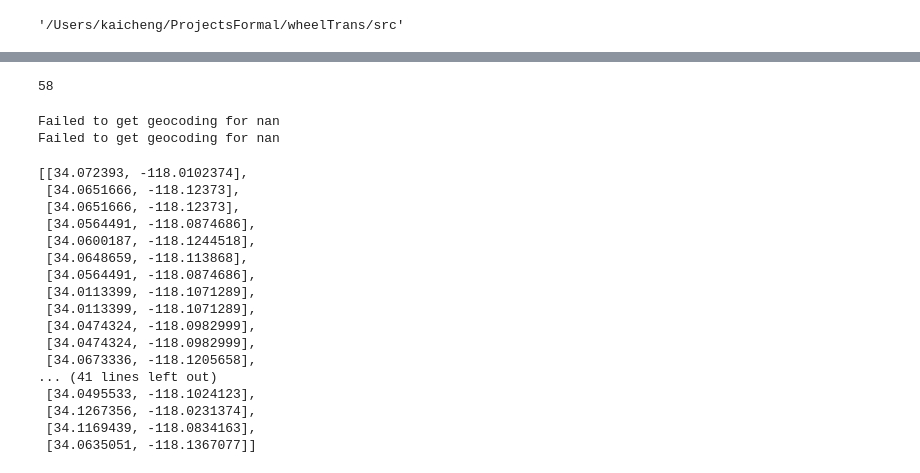
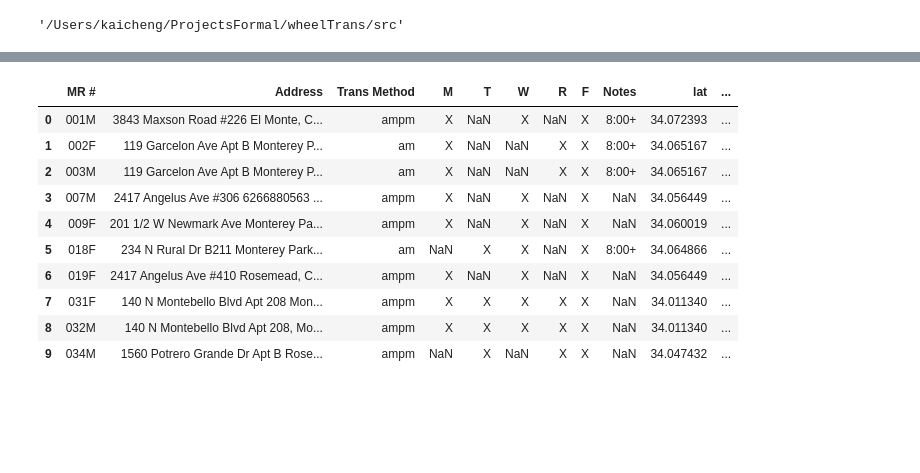
Before and after one commit to KC-Zhang/wheelTrans, a Jupyter notebook: src/wheeltrans/mainNotebook.ipynb, the cells around one changed output, grey strips where cells are left out. Cells and saved outputs as stored; diff of their text form; code cells hidden in the pictures; blank space fills up the shorter version.

Commit message:
printing

```diff
--- a/src/wheeltrans/mainNotebook.ipynb
+++ b/src/wheeltrans/mainNotebook.ipynb
@@ -93,9 +95,7 @@ df = pandas.read_excel("resources/TransportList.xlsx")
 validDf = df[df['Address'].notna()]
 handleInvalidAddress(df)
 attendingAMdf = df[df[weekday].notna() & (df['Trans Method'].isin(['am', 'ampm']))]
-attendingAMdfSubset = df.loc[:, ['Address','Trans Method', 'M', 'T', 'W', 'R', 'F', 'Notes']]
-addresses = attendingAMdf['Address'].tolist()
+cleanDf = attendingAMdf.loc[:, ['MR #','Address','Trans Method', 'M', 'T', 'W', 'R', 'F', 'Notes']]
 #dev short
-addresses = addresses[:10]
-
-[attendingAMdfSubset,addresses, len(addresses)]
+cleanDf = cleanDf[:10]
+cleanDf
@@ -102,5 +114,0 @@ addresses = addresses[:10]
-# %%
-note = attendingAMdf[attendingAMdf['Notes'].notna()].at[0,'Notes']
-note = note.strip()
-for ind, row in attendingAMdf[attendingAMdf['Notes'].notna()].iterrows():
-    print(row['Notes'])
@@ -114,42 +115,31 @@ for ind, row in attendingAMdf[attendingAMdf['Notes'].notna()].iterrows():
-# %%
-len(addresses)
-# %% [output]
-58
-# %%
-gmaps = googlemaps.Client(key=os.getenv("GOOGLE_MAP_API_KEY"))
-coordinates = []
-validAddresses = []
-invalidAddresses = []
-for address in addresses:
-    latlng = get_geocoding(gmaps, address)
-    if latlng:
-        coordinates.append(latlng)
-        validAddresses.append(address)
-    else:
-        print(f"Failed to get geocoding for {address}")
-        invalidAddresses.append(address)
-
-coordinates
-# %% [output]
-Failed to get geocoding for nan
-Failed to get geocoding for nan
-[[34.072393, -118.0102374],
- [34.0651666, -118.12373],
- [34.0651666, -118.12373],
- [34.0564491, -118.0874686],
- [34.0600187, -118.1244518],
- [34.0648659, -118.113868],
- [34.0564491, -118.0874686],
- [34.0113399, -118.1071289],
- [34.0113399, -118.1071289],
- [34.0474324, -118.0982999],
- [34.0474324, -118.0982999],
- [34.0673336, -118.1205658],
-... (41 lines left out)
- [34.0495533, -118.1024123],
- [34.1267356, -118.0231374],
- [34.1169439, -118.0834163],
- [34.0635051, -118.1367077]]
+# %%
+gmaps = googlemaps.Client(key=os.getenv("GOOGLE_MAP_API_KEY"))
+columns = cleanDf.columns
+geocodedDf = pandas.DataFrame(columns=columns)
+invalidGeoCodeDf = pandas.DataFrame(columns=columns)
+
+for ind, row in cleanDf.iterrows():
+    latlng = get_geocoding(gmaps,  row['Address'])
+    if latlng:
+        row['lat'] = latlng[0]
+        row['lng'] = latlng[1]
+        geocodedDf = pandas.concat([geocodedDf, pandas.DataFrame([row])], ignore_index=True, axis=0)
+    else:
+        print(f"Failed to get geocoding for {row['Address']}")
+        invalidGeoCodeDf = pandas.concat([invalidGeoCodeDf, pandas.DataFrame([row])], ignore_index=True, axis=0)
+geocodedDf
+# %% [output]
+|  | MR # | Address | Trans Method | M | T | W | R | F | Notes | lat | ... |
+| 0 | 001M | 3843 Maxson Road #226 El Monte, C... | ampm | X | NaN | X | NaN | X | 8:00+ | 34.072393 | ... |
+| 1 | 002F | 119 Garcelon Ave Apt B Monterey P... | am | X | NaN | NaN | X | X | 8:00+ | 34.065167 | ... |
+| 2 | 003M | 119 Garcelon Ave Apt B Monterey P... | am | X | NaN | NaN | X | X | 8:00+ | 34.065167 | ... |
+| 3 | 007M | 2417 Angelus Ave #306 6266880563 ... | ampm | X | NaN | X | NaN | X | NaN | 34.056449 | ... |
+| 4 | 009F | 201 1/2 W Newmark Ave Monterey Pa... | ampm | X | NaN | X | NaN | X | NaN | 34.060019 | ... |
+| 5 | 018F | 234 N Rural Dr B211 Monterey Park... | am | NaN | X | X | NaN | X | 8:00+ | 34.064866 | ... |
+| 6 | 019F | 2417 Angelus Ave #410 Rosemead, C... | ampm | X | NaN | X | NaN | X | NaN | 34.056449 | ... |
+| 7 | 031F | 140 N Montebello Blvd Apt 208 Mon... | ampm | X | X | X | X | X | NaN | 34.011340 | ... |
+| 8 | 032M | 140 N Montebello Blvd Apt 208, Mo... | ampm | X | X | X | X | X | NaN | 34.011340 | ... |
+| 9 | 034M | 1560 Potrero Grande Dr Apt B Rose... | ampm | NaN | X | NaN | X | X | NaN | 34.047432 | ... |
 # %%
 from resources.vehicles import vehicles
 import json
```
Also changed, not shown: parts of 9 cells of this notebook, 4 other files.
